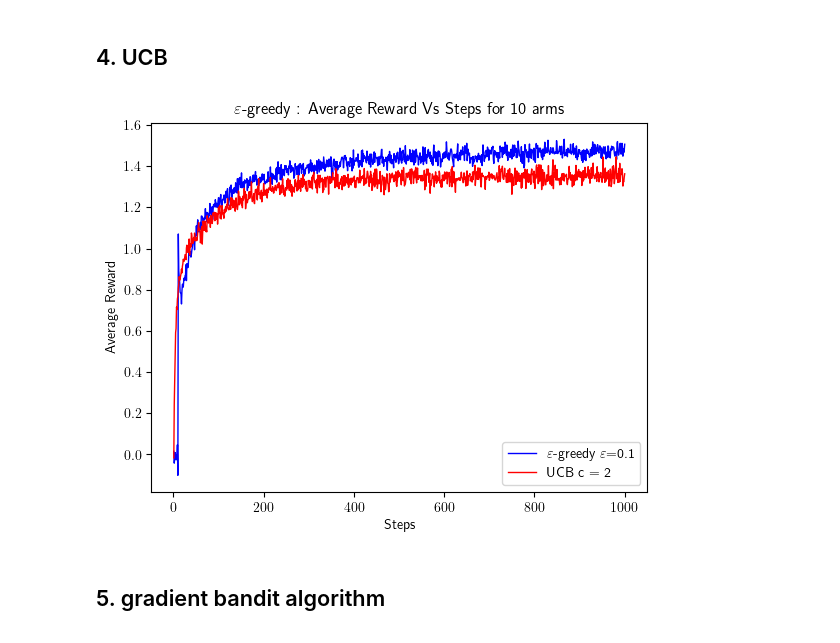
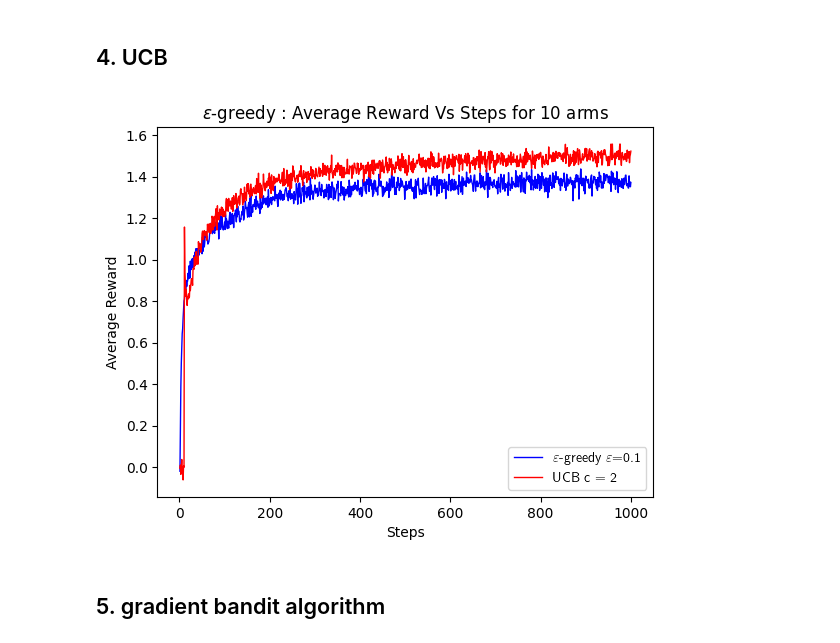
Before and after one commit to erxiong0/ReinforcementLearning-R.S., a Jupyter notebook: Chapter2-Multi-amred-Bandits/6-algorithm.ipynb, the cells around one changed output. Drawn from its saved outputs; the diff is of its cells as text; code cells hidden in the pictures.

```diff
--- a/Chapter2-Multi-amred-Bandits/6-algorithm.ipynb
+++ b/Chapter2-Multi-amred-Bandits/6-algorithm.ipynb
@@ -274,8 +274,9 @@ q_true = np.random.normal(0, 1, (n_bandit, k))  # true value
 
 fig1=plt.figure().add_subplot(111)
 
-methods = ['ucb', 'epsilon-greedy']
+methods = ['epsilon-greedy','ucb']
 col = ['b', 'r']
+epsilon = 0.1
 
 for c, m in enumerate(methods):
     avg_reward_pulls = []                       # average reward for per steps
@@ -317,34 +318,34 @@ for c, m in enumerate(methods):
                         j = max_indices[0]
 
             temp_R = np.random.normal(q_true[i][j], 1)
 
             # sample-average action selection
             N[i][j] += 1
             Q[i][j] += (temp_R - Q[i][j]) / N[i][j]
 
             avg_reward_tasks += (temp_R - avg_reward_tasks) / (i + 1)
 
         avg_reward_pulls.append(avg_reward_tasks)
 
     # show results
     fig1.plot(range(1,n_pulls+1), avg_reward_pulls, col[c], linewidth = 1)
 
 
 
 plt.rc('text',usetex=True)
 fig1.title.set_text(r'$\varepsilon$-greedy : Average Reward Vs Steps for 10 arms')
 fig1.set_ylabel('Average Reward')
 fig1.set_xlabel('Steps')
 
 
 fig1.legend((r"$\varepsilon$-greedy $\varepsilon$=0.1 ",\
 			 r"UCB c = 2",),loc='best')
 
 
 
 plt.show()
 # %% [output]
-[figure, old version]
+[figure, new version]
 # %% [markdown]
 ## 5. gradient bandit algorithm
 # %%
```
Also changed, not shown: 2 other files.
